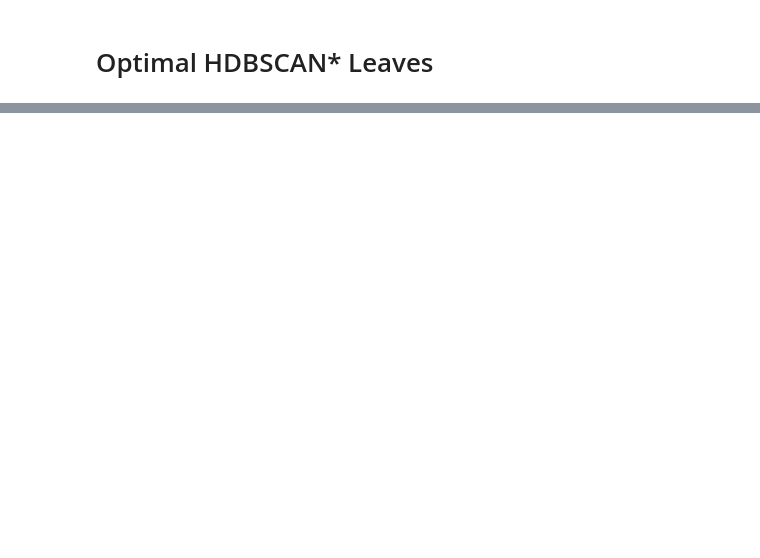
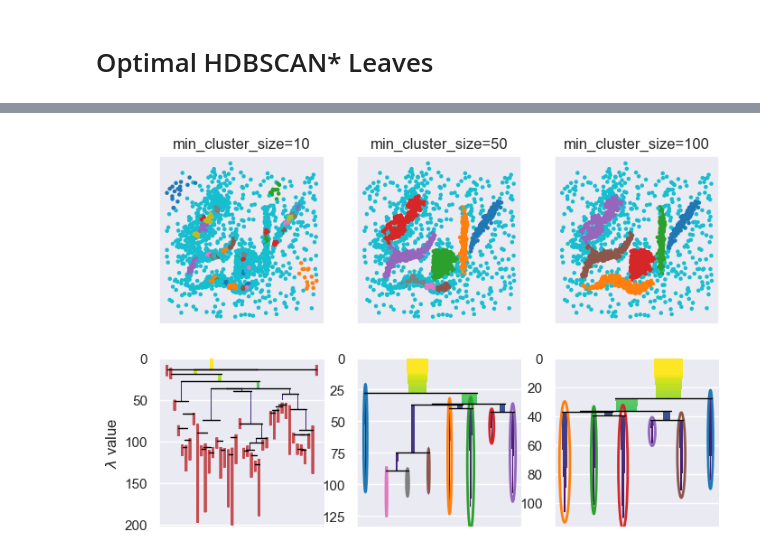
Before and after one commit to JelmerBot/fast_hdbscan, a Jupyter notebook: doc/layer_clustering.ipynb, the cells around one changed output, grey strips where cells are left out. Saved outputs shown, nothing was run; the diff lists cells and outputs as text; code cells hidden in the pictures; blank space fills up the shorter version.

```diff
--- a/doc/layer_clustering.ipynb
+++ b/doc/layer_clustering.ipynb
@@ -729,0 +23,8 @@ Benefits:
+# %%
+data = np.load(
+    BytesIO(
+        requests.get(
+            "https://github.com/scikit-learn-contrib/hdbscan/blob/master/notebooks/clusterable_data.npy?raw=true"
+        ).content
+    )
+)
@@ -729,0 +98,26 @@ Benefits:
+# %%
+plt.figure(figsize=(8, 8 / 3 * 2))
+
+kwargs = dict(s=5, cmap="tab10", vmax=9, vmin=0)
+for i, size in enumerate([10, 50, 100]):
+    c = HDBSCAN(
+        min_samples=5, min_cluster_size=size, cluster_selection_method="leaf"
+    ).fit(data)
+    plt.subplot(2, 3, i + 1)
+    plt.scatter(*data.T, c=c.labels_ % 10, **kwargs)
+    plt.title(f"min_cluster_size={size}")
+    plt.xticks([])
+    plt.yticks([])
+
+    plt.subplot(2, 3, i + 4)
+    c.condensed_tree_.plot(
+        select_clusters=True,
+        selection_palette=plt.cm.tab10.colors,
+        colorbar=False,
+    )
+    if i > 0:
+        plt.ylabel("")
+
+plt.show()
+# %% [output]
+[figure, added]
```
Also changed, not shown: parts of 85 cells of this notebook.
